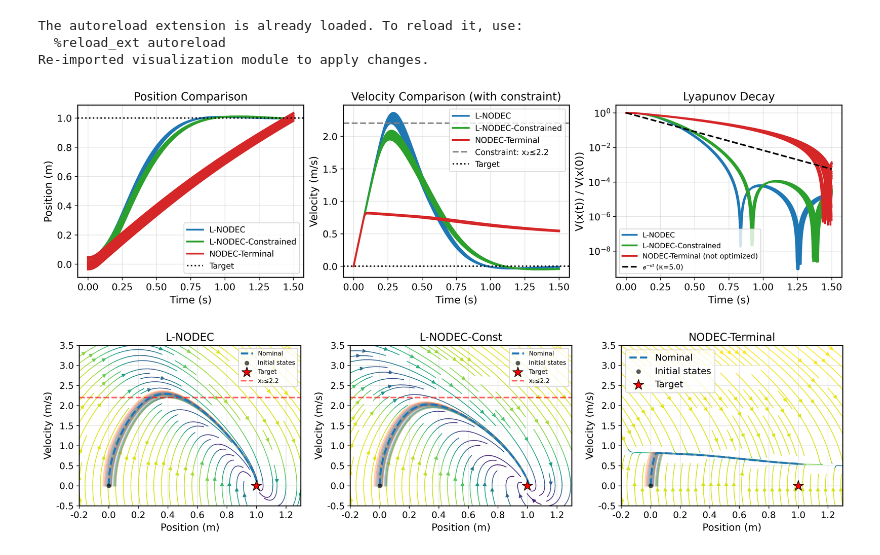
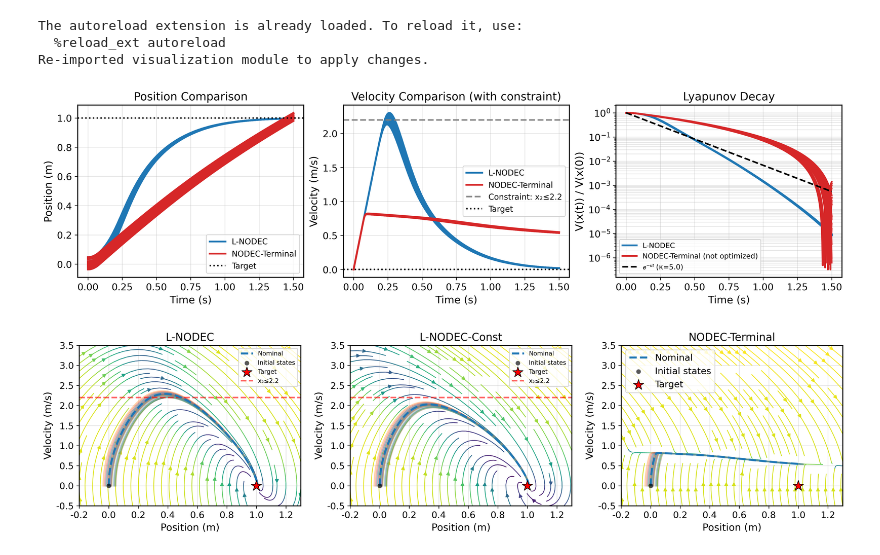
Before and after one commit to ipjoshua1483/L-NODEC, a Jupyter notebook: example_double_integrator_3.ipynb, the cells around one changed output. Saved outputs shown, nothing was run; the diff lists cells and outputs as text; code cells hidden in the pictures.

```diff
--- a/example_double_integrator_3.ipynb
+++ b/example_double_integrator_3.ipynb
@@ -40,10 +40,10 @@ Modules loaded. Auto-reload enabled for visualization.py
 # Device and dtype
 device = torch.device("cpu")
 dtype = torch.float64  # Use float64 for better numerical precision (matches OLD code)
-seed = 100
+
 # Set random seed for reproducibility and fair comparison
-torch.manual_seed(seed)
-np.random.seed(seed)
+torch.manual_seed(100)
+np.random.seed(100)
 
 # System parameters
 state_dim = 2  # [position, velocity]
@@ -54,10 +54,8 @@ u_max = 10.0
 # Set-to-Point Stabilization with Realistic Perturbations:
 # TRAINING: x0 ~ Normal(mean=0, std=0.05) - realistic perturbations
 # EVALUATION: x0 ~ Uniform([-0.1, 0.1]) - test robustness at ±2σ edge cases
-x0_train_min = torch.tensor([-0.025, 0.0], dtype=dtype, device=device)
-x0_train_max = torch.tensor([0.025, 0.0], dtype=dtype, device=device)
-# x0_mean = torch.tensor([0.0, 0.0], dtype=dtype, device=device)
-# x0_std = torch.tensor([0.025, 0.0], dtype=dtype, device=device)
+x0_mean = torch.tensor([0.0, 0.0], dtype=dtype, device=device)
+x0_std = torch.tensor([0.025, 0.0], dtype=dtype, device=device)
 z_target = torch.tensor([1.0, 0.0], dtype=dtype, device=device)  # FIXED target!
 
 # For evaluation (robustness test at ±2σ)
@@ -144,17 +142,9 @@ simulator = Simulator(
 
 # 5. Dataset sampler for TRAINING - Normal distribution (realistic perturbations)
 # All methods use this same sampler for fair comparison
-# dataset_sampler_train = NormalSetToPointSampler(
-#     x0_mean=x0_mean,
-#     x0_std=x0_std,
-#     x_target=z_target,
-#     device=device,
-#     dtype=dtype,
-# )
-
-dataset_sampler_train = SetToPointSampler(
-    x0_min=x0_train_min,
-    x0_max=x0_train_max,
+dataset_sampler_train = NormalSetToPointSampler(
+    x0_mean=x0_mean,
+    x0_std=x0_std,
     x_target=z_target,
     device=device,
     dtype=dtype,
@@ -547,7 +539,7 @@ colors_methods = {
 
 dict_all = {
     'L-NODEC': LNODEC_unconstrained_dict, # traj_lnodec,
-    'L-NODEC-Constrained': LNODEC_constrained_dict, # traj_constrained,
+    # 'L-NODEC-Constrained': LNODEC_constrained_dict, # traj_constrained,
     'NODEC-Terminal': NODEC_dict, # traj_terminal,
 }
 
@@ -597,34 +589,34 @@ for method_name, data in dict_all.items():
     time_grid_np = data['time_grid_np']
     for i, traj in enumerate(data['trajectories']):
         V_traj = []
         for x in traj:
             x_torch = torch.tensor(x, dtype=torch.float32)
             V = lyapunov_fn.potential(x_torch, z_target).item()
             V_traj.append(V)
         V_traj = np.array(V_traj)
         V_norm = np.clip(V_traj / (V_traj[0] + eps), eps, None)  # log-safe
         label = method_name if 'L-NODEC' in method_name else f'{method_name} (not optimized)'
         axes[2].plot(
             time_grid_np,
             V_norm,
             color = colors_methods[method_name],
             linewidth = 2.2,
             label = label if i == 0 else None,
             alpha = alpha,
         )
 
 exp_bound = np.exp(-kappa * time_grid_np)
 axes[2].plot(time_grid_np, exp_bound, 'k--', linewidth=2.0, label=fr'$e^{{-\kappa t}}$ (κ={kappa})')
 axes[2].set_xlabel('Time (s)')
 axes[2].set_ylabel('V(x(t)) / V(x(0))')
 axes[2].set_title('Lyapunov Decay')
 axes[2].set_yscale('log')
 axes[2].legend(fontsize=9)
 axes[2].grid(True, alpha=0.35, which='both')
 
 plt.show()
 # %% [output]
-[figure, old version]
+[figure, new version]
 # %%
 def compute_vector_field_for_policy(policy_to_use):
     """Helper to compute vector field for a specific policy"""
```
Also changed, not shown: parts of 3 cells of this notebook, 6 other files.
